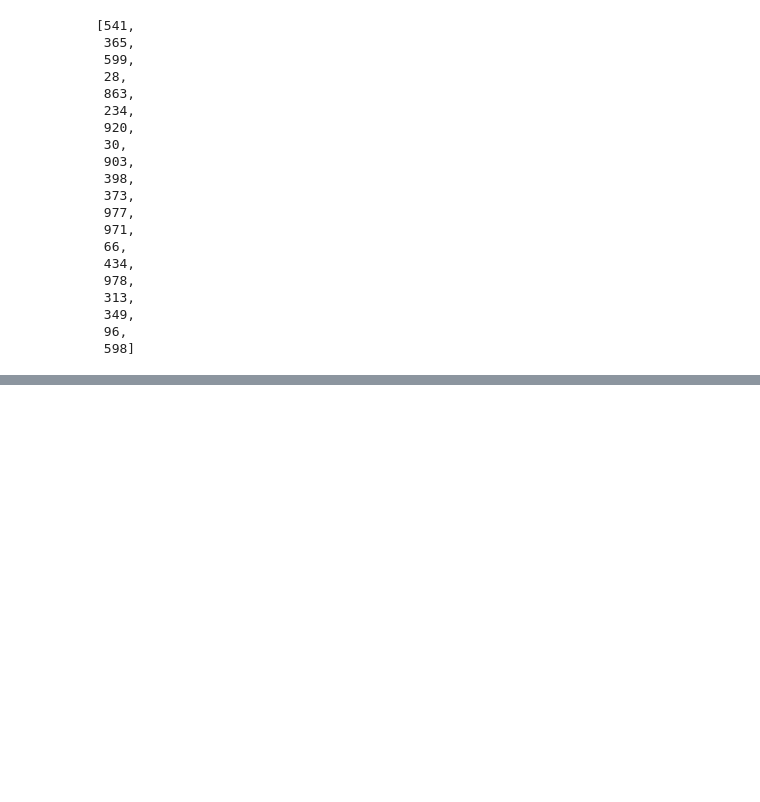
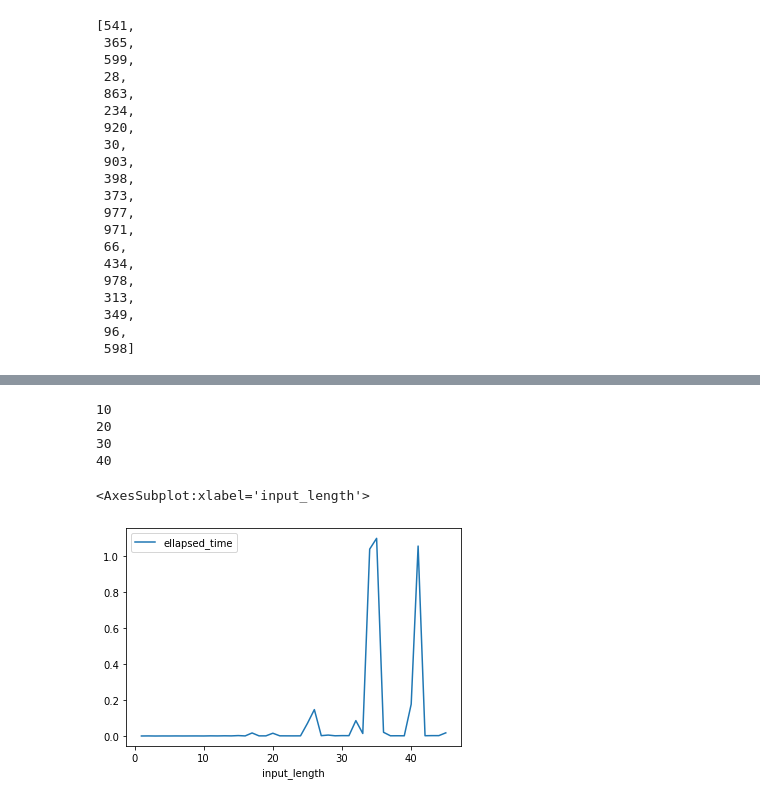
Before and after one commit to JohnStokes228/minimum_prime_hit_set, a Jupyter notebook: algorithm_comparisons.ipynb, the cells around one changed output, grey strips where cells are left out. Cells and saved outputs as stored; diff of their text form; code cells hidden in the pictures; blank space fills up the shorter version.

Commit message:
began comparison of algorithms with some run time comparisons on a small prime dense range. aparently i edited the algortihms too but absolutely no recollection of that event or what i did lol

```diff
--- a/algorithm_comparisons.ipynb
+++ b/algorithm_comparisons.ipynb
@@ -109,0 +118,29 @@ Also note that multiple stochastic has managed to find a solution which matches
+# %%
+times = {}
+
+for n in range(1, 45):
+    if n % 10 == 0:
+        print(n)
+
+    input_list = random.sample(range(0, 1000), n)
+
+    start = timer()
+    minimum_prime_hitting_set(input_list, 'exhaustive', text=False)
+    end = timer()
+
+    runtime = end - start
+
+    times[str(n)] = runtime
+
+times_df = pd.DataFrame(times, index=['time']).transpose().reset_index()
+times_df.columns = ['input_length', 'ellapsed_time']
+times_df['input_length'] = times_df.index + 1
+
+times_df.plot(x='input_length', y='ellapsed_time')
+# %% [output]
+10
+20
+30
+40
+<AxesSubplot:xlabel='input_length'>
+[figure, added]
```
Also changed, not shown: parts of 16 cells of this notebook, 1 other file.
